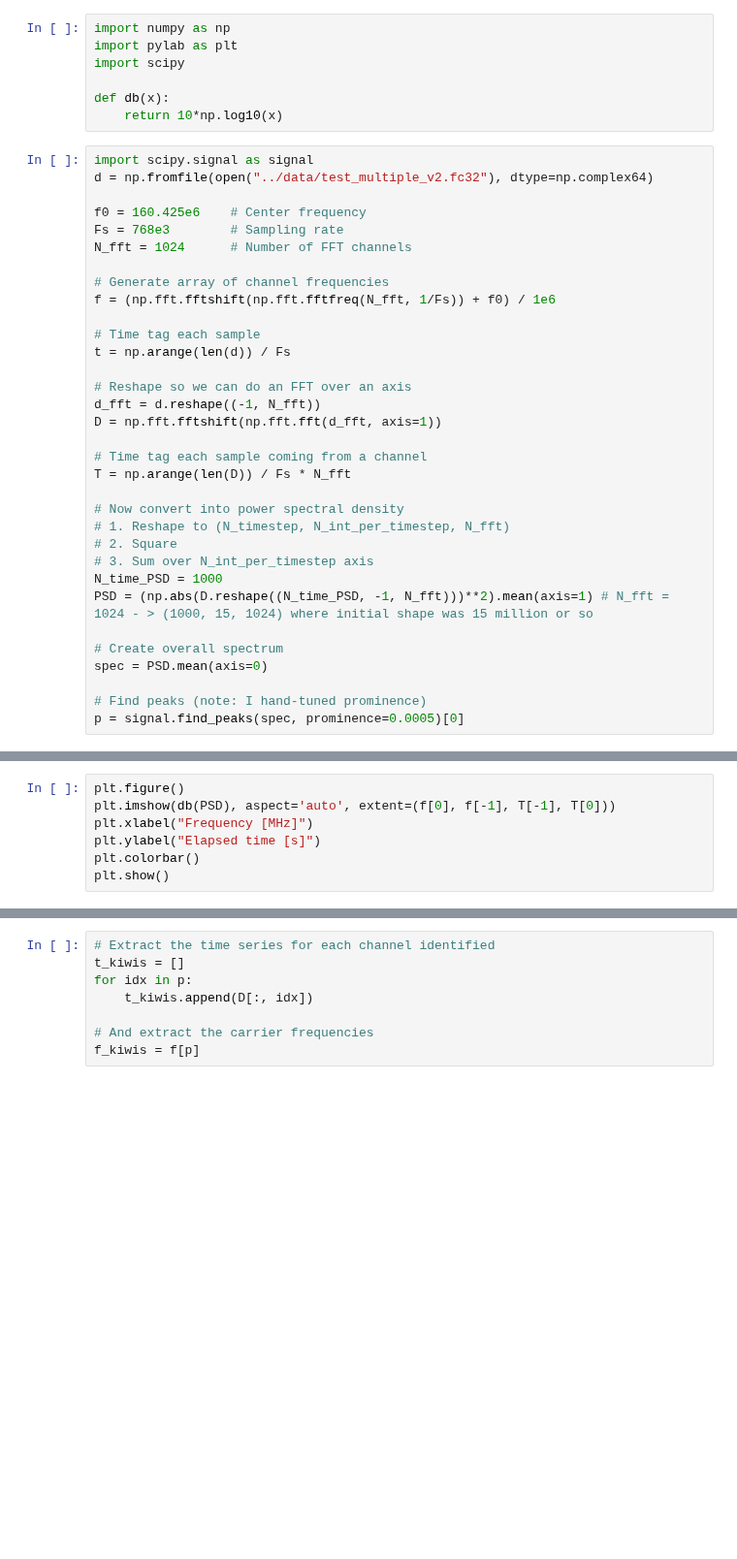
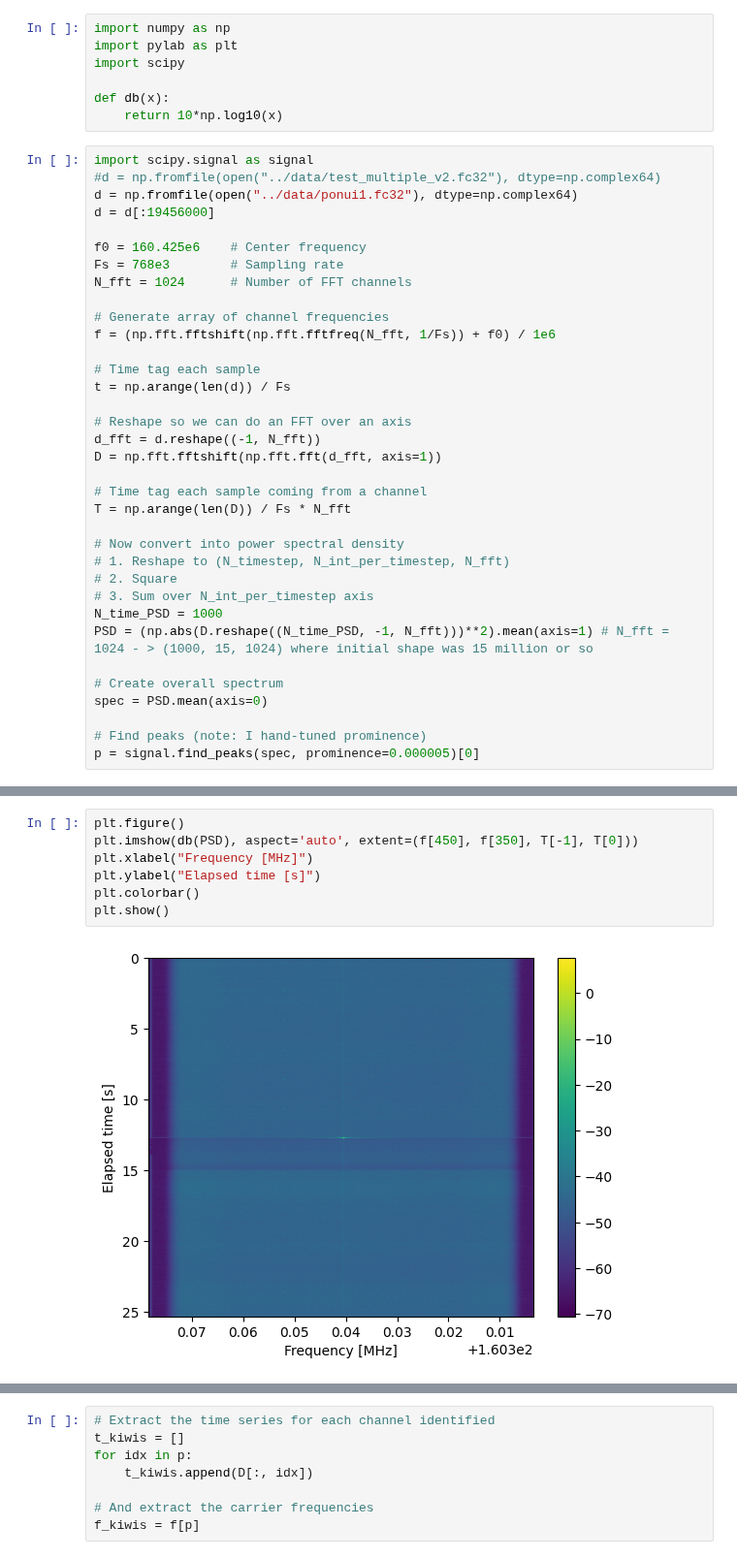
Before and after one commit to bigalnz/test_fft, a Jupyter notebook: notebooks/kiwi.ipynb, the cells around one changed output, grey strips where cells are left out. Shown at 97% size. Cells and saved outputs as stored; diff of their text form; blank space fills up the shorter version.

```diff
--- a/notebooks/kiwi.ipynb
+++ b/notebooks/kiwi.ipynb
@@ -7,7 +7,9 @@ def db(x):
     return 10*np.log10(x)
 # %%
 import scipy.signal as signal
-d = np.fromfile(open("../data/test_multiple_v2.fc32"), dtype=np.complex64)
+#d = np.fromfile(open("../data/test_multiple_v2.fc32"), dtype=np.complex64)
+d = np.fromfile(open("../data/ponui1.fc32"), dtype=np.complex64)
+d = d[:19456000]
 
 f0 = 160.425e6    # Center frequency
 Fs = 768e3        # Sampling rate
@@ -37,4 +39,4 @@ PSD = (np.abs(D.reshape((N_time_PSD, -1, N_fft)))**2).mean(axis=1) # N_fft = 102
 spec = PSD.mean(axis=0)
 
 # Find peaks (note: I hand-tuned prominence)
-p = signal.find_peaks(spec, prominence=0.0005)[0]
+p = signal.find_peaks(spec, prominence=0.000005)[0]
@@ -41,10 +53,12 @@ p = signal.find_peaks(spec, prominence=0.0005)[0]
 # %%
 plt.figure()
-plt.imshow(db(PSD), aspect='auto', extent=(f[0], f[-1], T[-1], T[0]))
+plt.imshow(db(PSD), aspect='auto', extent=(f[450], f[350], T[-1], T[0]))
 plt.xlabel("Frequency [MHz]")
 plt.ylabel("Elapsed time [s]")
 plt.colorbar()
 plt.show()
+# %% [output]
+[figure, added]
 # %%
 plt.figure()
 plt.plot(f, db(spec))
```
Also changed, not shown: parts of 4 cells of this notebook.
